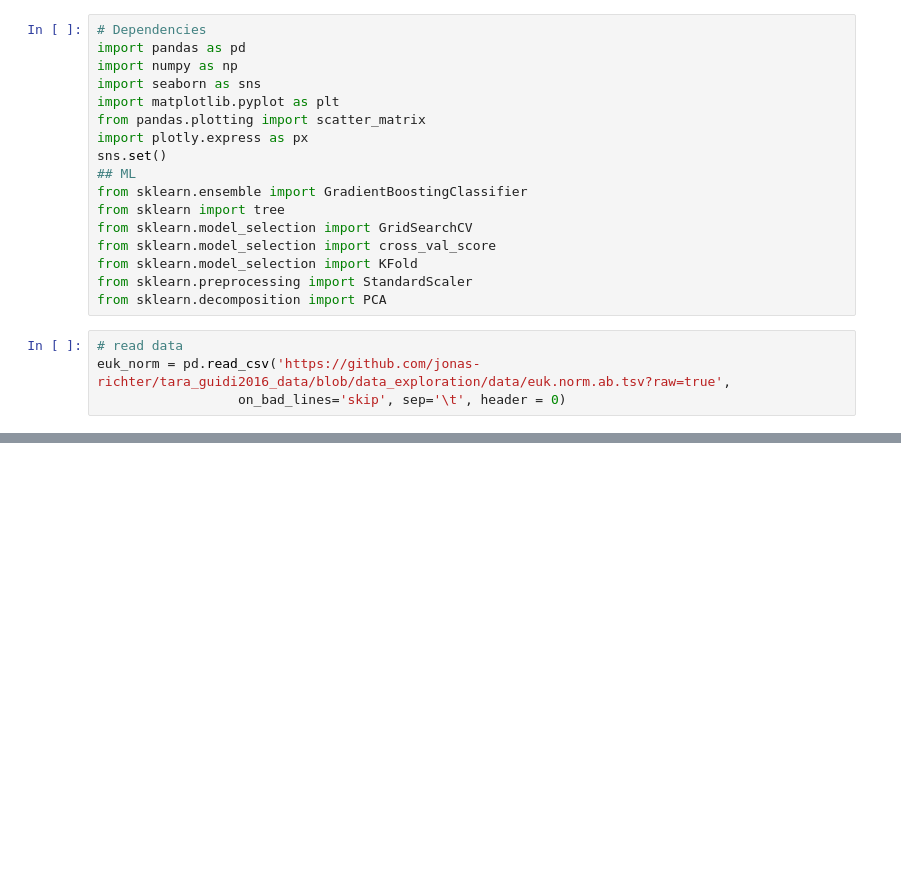
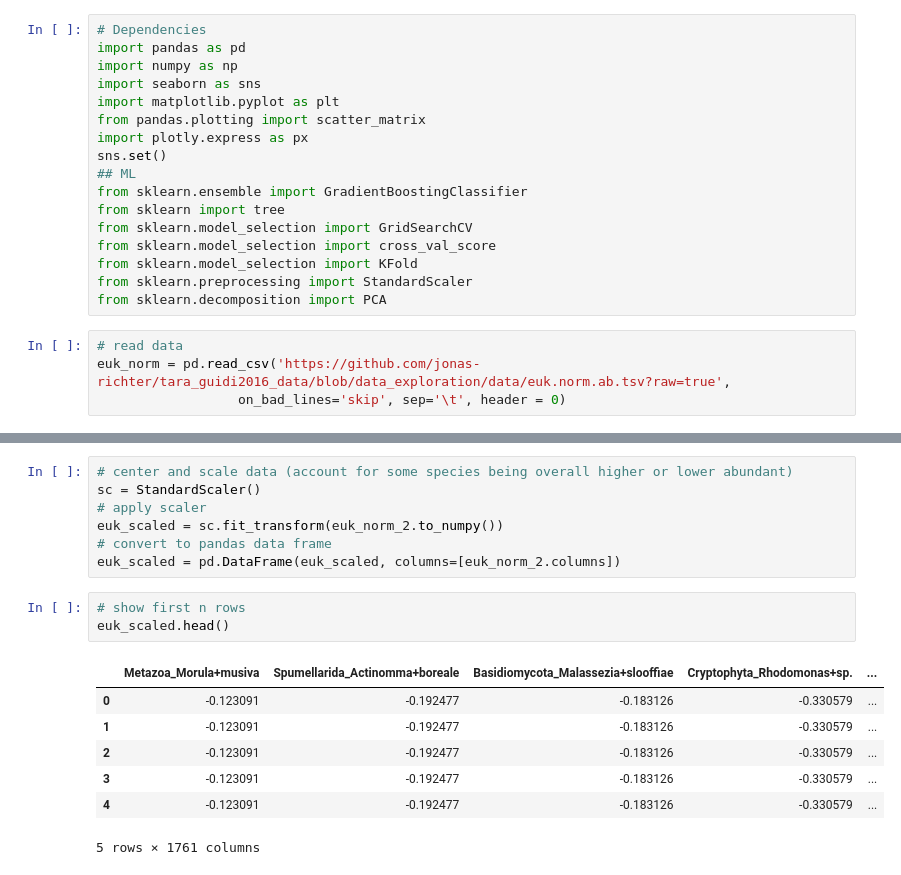
Before and after one commit to jonas-richter/tara_guidi2016_data, a Jupyter notebook: Eukaryote_abundance.ipynb, the cells around one changed output, grey strips where cells are left out. Saved outputs shown, nothing was run; the diff lists cells and outputs as text; blank space fills up the shorter version.

```diff
--- a/Eukaryote_abundance.ipynb
+++ b/Eukaryote_abundance.ipynb
@@ -53,0 +57,18 @@ px.imshow(euk_norm_2, aspect = 0.2)
+# %%
+# center and scale data (account for some species being overall higher or lower abundant)
+sc = StandardScaler()
+# apply scaler
+euk_scaled = sc.fit_transform(euk_norm_2.to_numpy())
+# convert to pandas data frame
+euk_scaled = pd.DataFrame(euk_scaled, columns=[euk_norm_2.columns])
+# %%
+# show first n rows
+euk_scaled.head()
+# %% [output]
+|  | Metazoa_Morula+musiva | Spumellarida_Actinomma+boreale | Basidiomycota_Malassezia+slooffiae | Cryptophyta_Rhodomonas+sp. | ... |
+| 0 | -0.123091 | -0.192477 | -0.183126 | -0.330579 | ... |
+| 1 | -0.123091 | -0.192477 | -0.183126 | -0.330579 | ... |
+| 2 | -0.123091 | -0.192477 | -0.183126 | -0.330579 | ... |
+| 3 | -0.123091 | -0.192477 | -0.183126 | -0.330579 | ... |
+| 4 | -0.123091 | -0.192477 | -0.183126 | -0.330579 | ... |
+5 rows × 1761 columns
```
Also changed, not shown: parts of 9 cells of this notebook.
